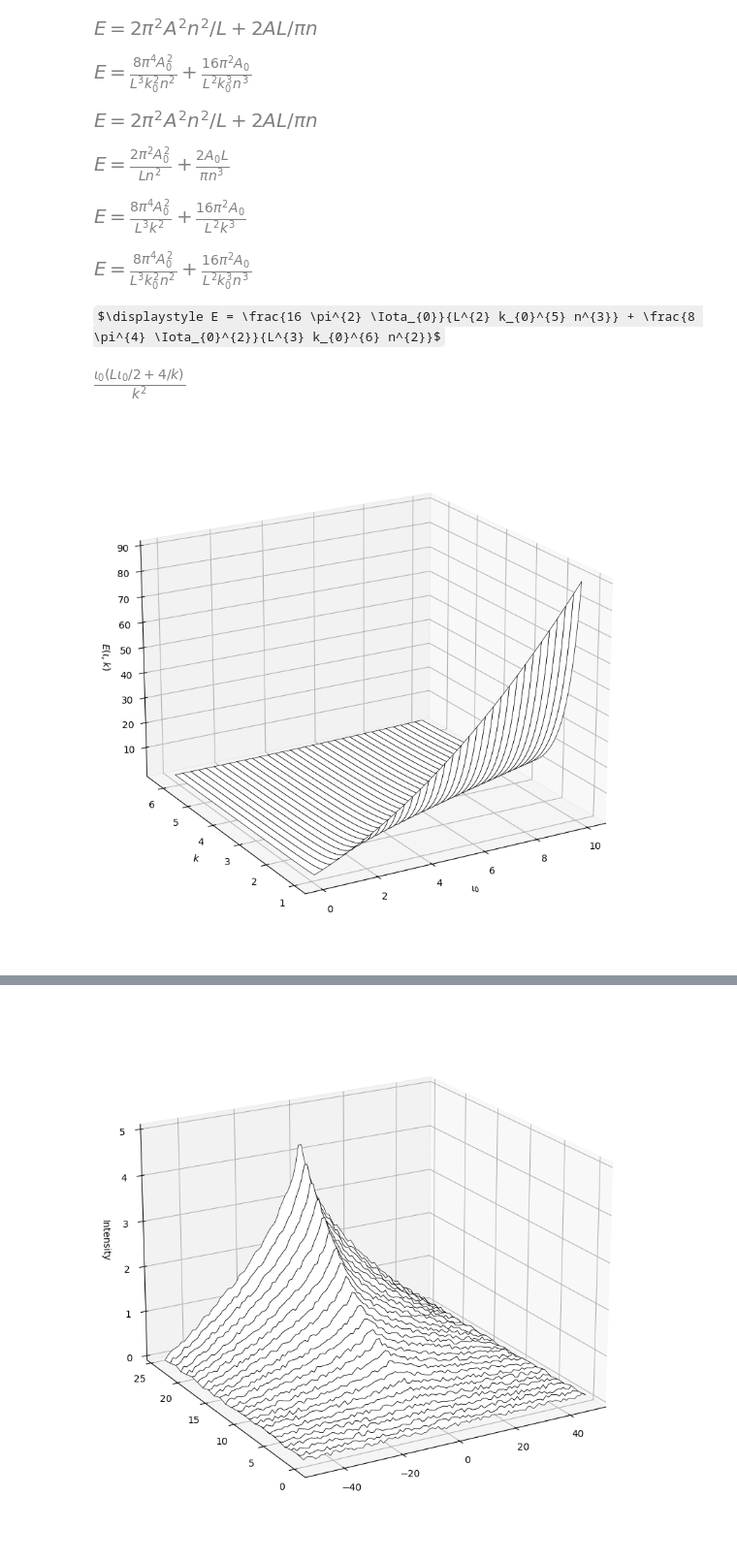
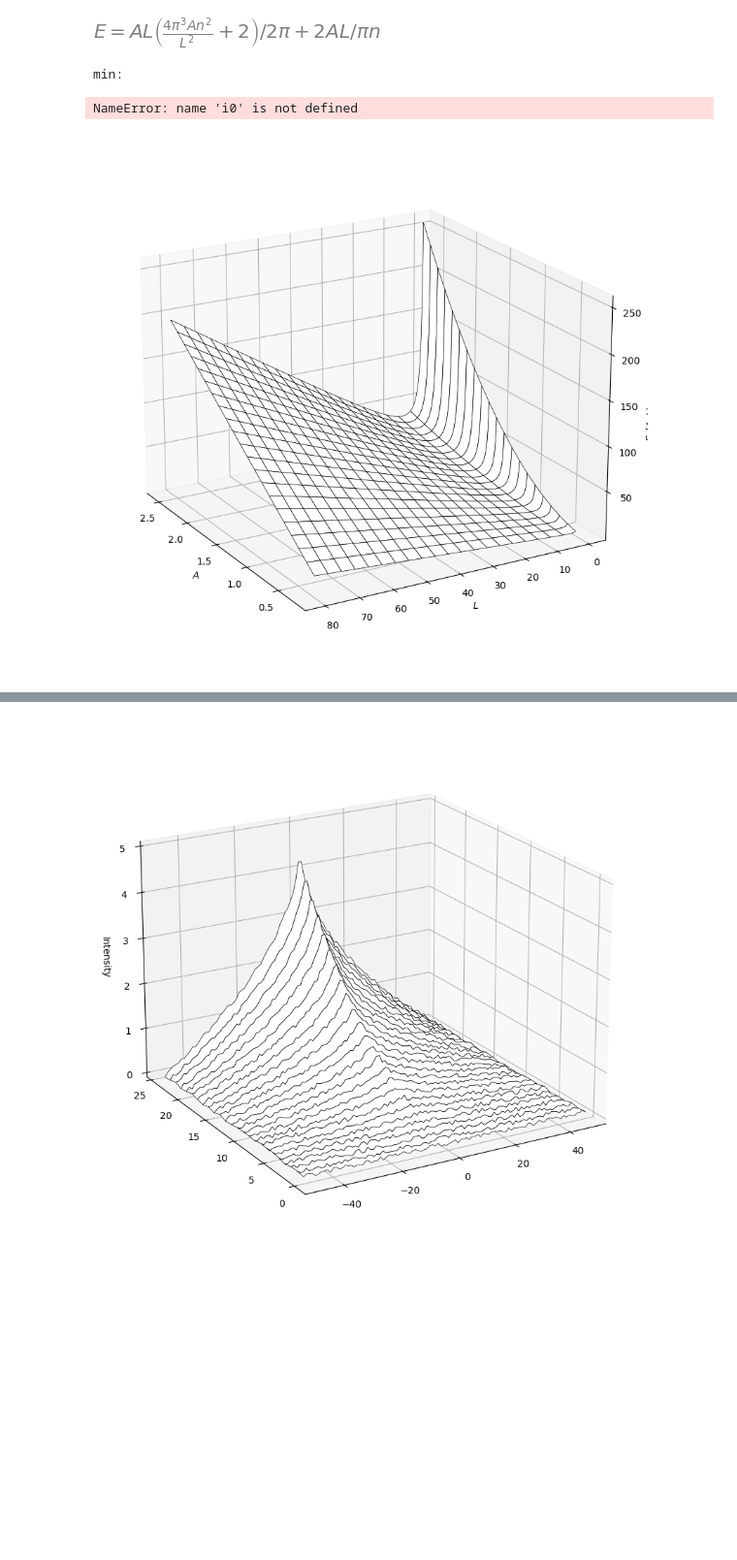
Before and after one commit to jstreibel/StudioSlab, a Jupyter notebook: Studios/Fields/Tools/DataAnalysis/ipynb/scribbles3.ipynb, the cells around one changed output, grey strips where cells are left out. Shown: that part at 97% size. Cells and saved outputs as stored; diff of their text form; code cells hidden in the pictures; some formulas as TeX source; blank space fills up the shorter version.

```diff
--- a/Studios/Fields/Tools/DataAnalysis/ipynb/scribbles3.ipynb
+++ b/Studios/Fields/Tools/DataAnalysis/ipynb/scribbles3.ipynb
@@ -26,0 +54,4 @@ display(H_free + V)
+# %%
+E_free = H_free.integrate((x, 0, L)).subs(k, 2*pi*n/L)
+#E_free = H_free.integrate((x, 0, L)) #.subs(sin(L*k),0)
+Eq(Symbol('E_{{free}}'), E_free)
@@ -27,3 +78,5 @@ display(H_free + V)
 # %%
-H_free.integrate((x, 0, L)).subs(w, k).subs(k, 2*pi*n/L)
+V_integrated = V.integrate((x,0,L)).subs(k, 2*pi*n/L)
+V_integrated = V_integrated.args[0]
+Eq(Symbol('V'), V_integrated)
 # %% [output]
@@ -46,30 +83,0 @@ display(Eq(Symbol('E'), E))
-# %%
-A0 = Symbol('A_0', positive=True, real=True)
-i0 = Symbol('\\Iota_0', positive=True, real=True)
-#.subs(n, k*L/2/pi).subs(A*k**2, i0)
-
-display(Eq(Symbol('E'), E))
-Eq(Symbol('E'), E.subs(A, A0/(n**2)).subs(n, k*L/2/pi).subs(k, k0*n))
-# %% [output]
-[figure, removed]
-[figure, removed]
-# %%
-A0_Iota_k = i0/k0**2
-
-display(Eq(Symbol('E'), E))
-display(Eq(Symbol('E'), E.subs(A, A0/(n**2))))
-display(Eq(Symbol('E'), E.subs(A, A0/(n**2)).subs(n, k*L/2/pi)))
-display(Eq(Symbol('E'), E.subs(A, A0/(n**2)).subs(n, k*L/2/pi).subs(k, k0*n)))
-print('')
-display(Eq(Symbol('E'), E.subs(A, A0/(n**2)).subs(n, k*L/2/pi).subs(k, k0*n).subs(A0, A0_Iota_k)))
-# %% [output]
-[figure, removed]
-[figure, removed]
-[figure, removed]
-[figure, removed]
-$\displaystyle E = \frac{16 \pi^{2} \Iota_{0}}{L^{2} k_{0}^{5} n^{3}} + \frac{8 \pi^{4} \Iota_{0}^{2}}{L^{3} k_{0}^{6} n^{2}}$
-# %%
-Eki = i0/k**2*(L*i0/2 + 4/k)
-display(Eki)
-# %% [output]
-[figure, removed]
@@ -80,26 +84,46 @@ Eki_func = lambdify((i0,k), Eki.subs(L,1), 'numpy')
+# %%
+E = (E_free + V_integrated)
+Eq(Symbol('E'), E)
+# %% [output]
+[figure, added]
+# %%
+print("min:")
+Eq(i0, solve(Eq(E_func.diff(i0), 0), i0)[0])
+# %% [output]
+min:
+NameError: name 'i0' is not defined
+# %%
+n_num = 1
+
+E_func = lambdify((A,L),  E.subs(n,n_num), 'numpy')
 # %%
 import numpy as np
 from matplotlib import pyplot as plt
 from mpl_toolkits.mplot3d import Axes3D
 
 plt.rcParams['figure.figsize'] = [20, 10]
 
 fig = plt.figure()
 ax = fig.add_subplot(111, projection='3d')
 
-i0_num = np.linspace(0.1,10,100)
-k_num = np.linspace(1, float(2*pi), 100)
-X,Y = np.meshgrid(i0_num,k_num)
-Z = Eki_func(X, Y)
+N = 2000
+M = 2000
 
-ax.plot_surface(X, Y, Z, rstride=100, cstride=3, color='w', edgecolor='k', shade=False, lw=0.5)
+m1 = 4/float(pi)
+
+A_num = np.linspace(0.2*m1 ,2*m1,N)
+L_num = np.linspace(0.50, 80, M)
+X,Y = np.meshgrid(A_num,L_num)
+Z = E_func(X, Y)
+
+ax.plot_surface(X, Y, Z, rstride=int(100), cstride=int(100), color='w', edgecolor='k', shade=False, lw=0.5)
 
 #ax.set_zlim(0, 5)
 #ax.set_xlim(-51, 51)
-ax.set_xlabel('$\\iota_0$')
-ax.set_ylabel('$k$')
-ax.set_zlabel("$E(\\iota,k)$")
-ax.view_init(20,-120)
+ax.set_xlabel('$A$')
+ax.set_ylabel('$L$')
+ax.set_zlabel("$E_{{{}}}(A,L)$".format(n_num))
+ax.view_init(20,150)
 plt.show()
 # %% [output]
-[figure, old version]
+[figure, new version]
```
Also changed, not shown: parts of 18 cells of this notebook, 7 other files.
